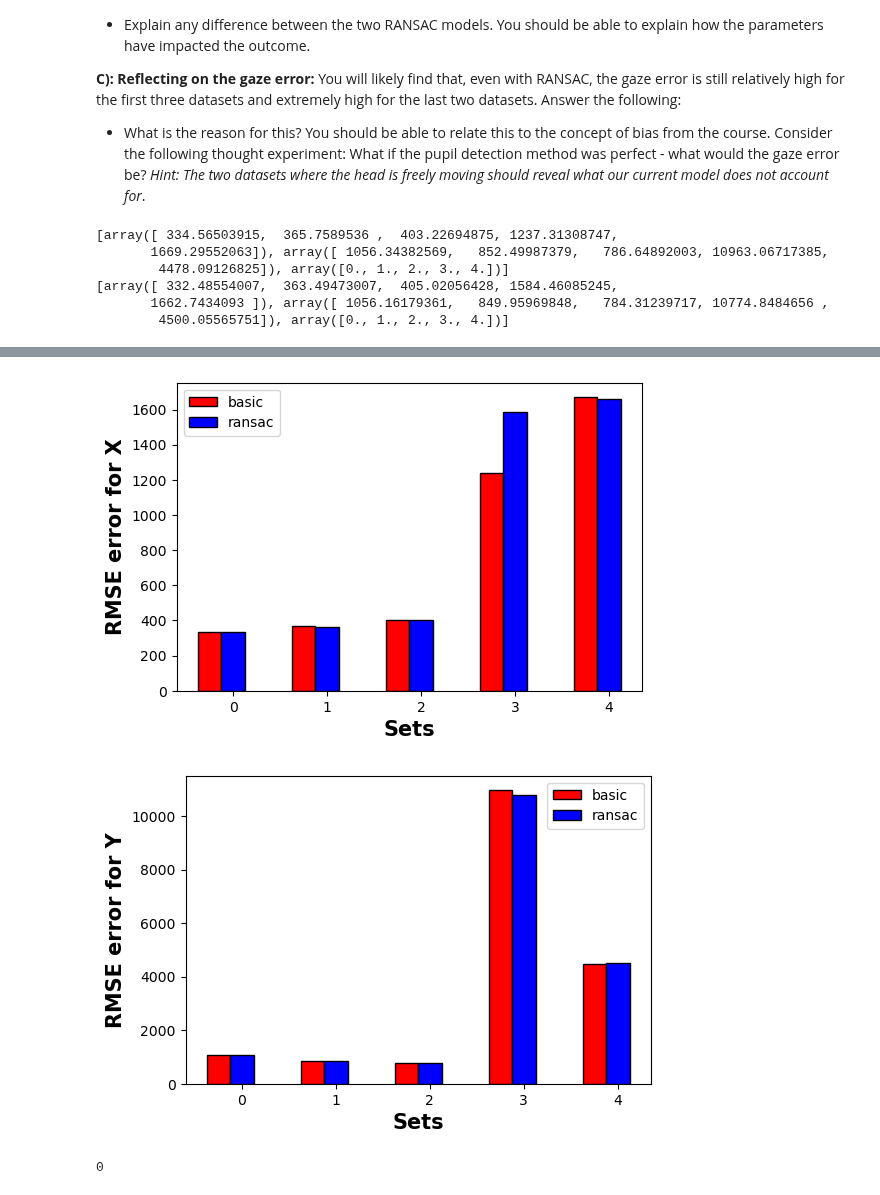
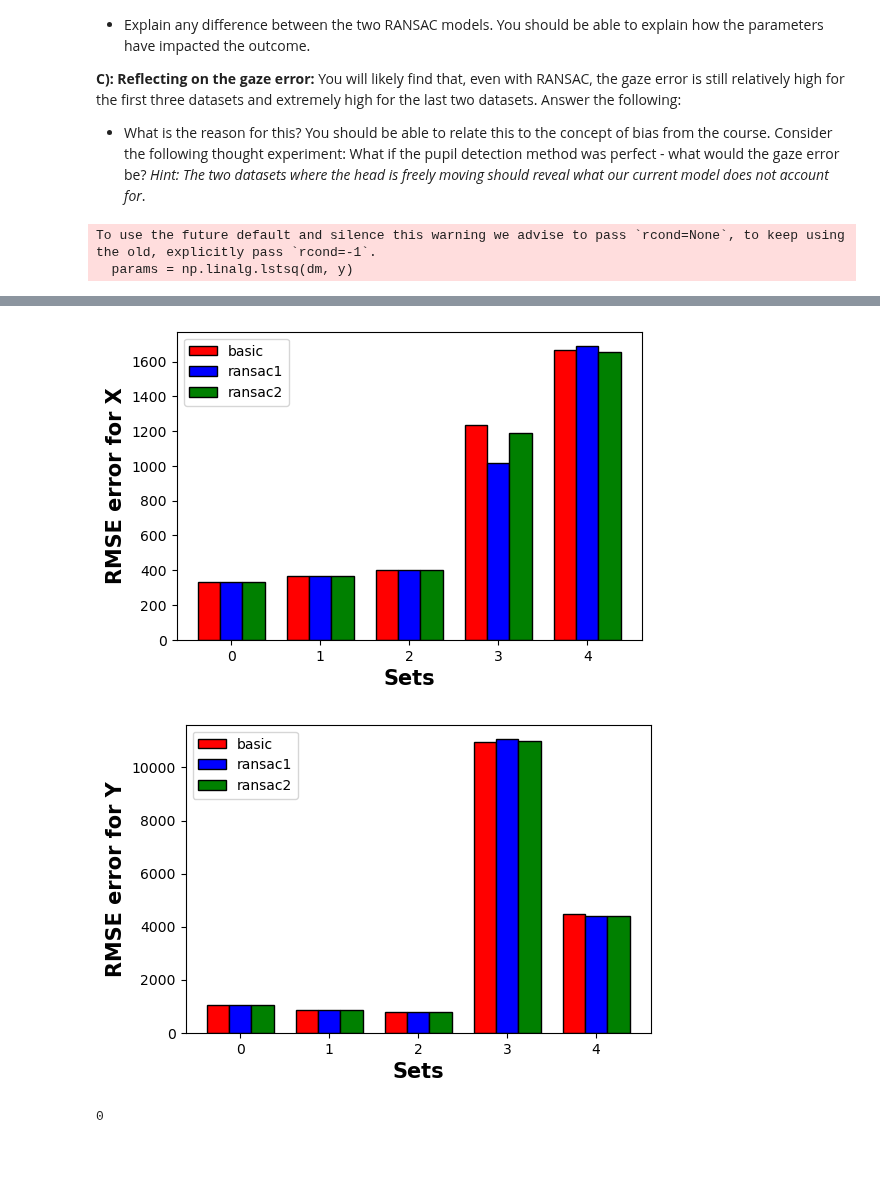
Before and after one commit to MikkelBerggreen/ITU-Introduction-to-Machine-Learning, a Jupyter notebook: source/exercises/W6-data-cleaning/notebooks/gaze_features_nb.ipynb, the cells around one changed output, grey strips where cells are left out. Saved outputs shown, nothing was run; the diff lists cells and outputs as text; code cells hidden in the pictures; blank space fills up the shorter version.

```diff
--- a/source/exercises/W6-data-cleaning/notebooks/gaze_features_nb.ipynb
+++ b/source/exercises/W6-data-cleaning/notebooks/gaze_features_nb.ipynb
@@ -259,7 +259,7 @@ images_test = [li[9:] for li in images]
 # Uncomment the following lines when your find_pupil_basic function is working
 
 # Find pupils and construct dataframes
-pupils_basic = [[find_pupil_basic(ii)[0].params for ii in images_row] for images_row in images]
+pupils_basic = [[find_pupil_basic(ii, threshold=45)[0].params for ii in images_row] for images_row in images]
 pupils_basic = [pd.DataFrame(p, columns=['cx', 'cy', 'ax', 'ay', 'angle']) for p in pupils_basic]
 # Create train and test splits
 pupils_basic_train = [df.iloc[:9] for df in pupils_basic]
@@ -448,29 +454,42 @@ You now have to evaluate and compare the RANSAC and basic approach to pupil dete
 - What is the reason for this? You should be able to relate this to the concept of bias from the course. Consider the following thought experiment: What if the pupil detection method was perfect - what would the gaze error be? *Hint: The two datasets where the head is freely moving should reveal what our current model does not account for*.
 # %%
 # Uncomment the following lines when your find_pupil_ransac function is working
-pupils_ransac = [[find_pupil_ransac(ii)[0].params for ii in images_row] for images_row in tqdm(images)]
-pupils_ransac = [pd.DataFrame(p, columns=['cx', 'cy', 'ax', 'ay', 'angle']) for p in pupils_ransac]
-pupils_ransac_train = [df.iloc[:9] for df in pupils_ransac]
-pupils_ransac_test = [df.iloc[9:] for df in pupils_ransac]
+def findRansacParams(number):
+    trains = []
+    tests = []
+    for i in range (number):
+        pupils_ransac = [[find_pupil_ransac(ii)[0].params for ii in images_row] for images_row in tqdm(images)]
+        pupils_ransac = [pd.DataFrame(p, columns=['cx', 'cy', 'ax', 'ay', 'angle']) for p in pupils_ransac]
+        pupils_ransac_train = [df.iloc[:9] for df in pupils_ransac]
+        pupils_ransac_test = [df.iloc[9:] for df in pupils_ransac]
+
+        trains.append(pupils_ransac_train)
+        tests.append(pupils_ransac_test)
+
+    return trains, tests
 # %%
 # A ---------------------------------
 # Calculating RMSE for x and y coordinates for every test data set
 def calculateAllRmseRansac():
-    rmseXs = np.array([])
-    rmseYs = np.array([])
-    sets = np.array([])
-    for case in range(0, len(pupils_ransac_test)):
-        xs, ys = calculatePredictions(case, pupils_ransac_test, pupils_ransac_train, positions_train, usedOrder)
-        trueValues = trueValuesToArray(case, pupils_ransac_test)
-        rmseX = rmse(xs, trueValues[0])
-        rmseY = rmse(ys, trueValues[1])
-        rmseXs = np.append(rmseXs, rmseX)
-        rmseYs = np.append(rmseYs, rmseY)
-        sets = np.append(sets, case)
-    return [rmseXs, rmseYs, sets]
+    trains, tests = findRansacParams(2)
+    results = []
+    for i in range (len(trains)):
+        rmseXs = np.array([])
+        rmseYs = np.array([])
+        sets = np.array([])
+        for case in range(0, len(tests[i])):
+            xs, ys = calculatePredictions(case, tests[i], trains[i], positions_train, usedOrder)
+            trueValues = trueValuesToArray(case, tests[i])
+            rmseX = rmse(xs, trueValues[0])
+            rmseY = rmse(ys, trueValues[1])
+            rmseXs = np.append(rmseXs, rmseX)
+            rmseYs = np.append(rmseYs, rmseY)
+            sets = np.append(sets, case)
+        results.append([rmseXs, rmseYs, sets])
+    return results
 
-print(calculateAllRmseBasic())
-print(calculateAllRmseRansac())
+#print(calculateAllRmseBasic())
+#print(calculateAllRmseRansac())
 
 # First result:
 # [[335.70643762, 366.660041, 404.11185792, 1079.56008283, 1760.17245263],
@@ -482,17 +501,20 @@ print(calculateAllRmseRansac())
 
 
 # B ---------------------------------
-def barPlotComparison(axis):
+def barPlotComparison(axis, ransacErrorsList):
     fig = plt.subplots(figsize =(6, 4))
 
     basicErrors = calculateAllRmseBasic()[axis]
-    ransacErrors = calculateAllRmseRansac()[axis]
+    ransacErrors1 = ransacErrorsList[0][axis]
+    ransacErrors2 = ransacErrorsList[1][axis]
 
     br1 = np.arange(len(basicErrors))
     br2 = [x + 0.25 for x in br1]
+    br3 = [x + 0.25 for x in br2]
 
     plt.bar(br1, basicErrors, color = 'r', width=0.25, edgecolor='black', label='basic')
-    plt.bar(br2, ransacErrors, color = 'b', width=0.25, edgecolor='black', label='ransac')
+    plt.bar(br2, ransacErrors1, color = 'b', width=0.25, edgecolor='black', label='ransac1')
+    plt.bar(br3, ransacErrors2, color = 'g', width=0.25, edgecolor='black', label='ransac2')
 
     plt.xlabel('Sets', fontweight='bold', fontsize=15)
     if axis == 0:
@@ -505,8 +527,9 @@ def barPlotComparison(axis):
     plt.legend()
     plt.show()
 
-barPlotComparison(0)
-barPlotComparison(1)
+ransacErrorsList = calculateAllRmseRansac()
+barPlotComparison(0, ransacErrorsList)
+barPlotComparison(1, ransacErrorsList)
 #barPlotRmses(calculateAllRmseBasic(), "basic")
 #barPlotRmses(calculateAllRmseRansac(), "ransac")
 
@@ -538,9 +561,5 @@ barPlotComparison(1)
 # This explains why the error is smaller for the first 3 datasets, but beyond this, the pupil detection would still need to take this
 # into accound during training to be perfect when predicting in these types of testing data.
 # %% [output]
-[array([ 334.56503915,  365.7589536 ,  403.22694875, 1237.31308747,
-       1669.29552063]), array([ 1056.34382569,   852.49987379,   786.64892003, 10963.06717385,
-        4478.09126825]), array([0., 1., 2., 3., 4.])]
-[array([ 332.48554007,  363.49473007,  405.02056428, 1584.46085245,
-       1662.7434093 ]), array([ 1056.16179361,   849.95969848,   784.31239717, 10774.8484656 ,
-        4500.05565751]), array([0., 1., 2., 3., 4.])]
+To use the future default and silence this warning we advise to pass `rcond=None`, to keep using the old, explicitly pass `rcond=-1`.
+  params = np.linalg.lstsq(dm, y)
@@ -549,5 +566,5 @@ To use the future default and silence this warning we advise to pass `rcond=None
-[figure, old version]
+[figure, new version]
-[figure, old version]
+[figure, new version]
 # %%
 def gaze_error_ransac(idx):
     # Your solution
```
Also changed, not shown: parts of 3 cells of this notebook.
